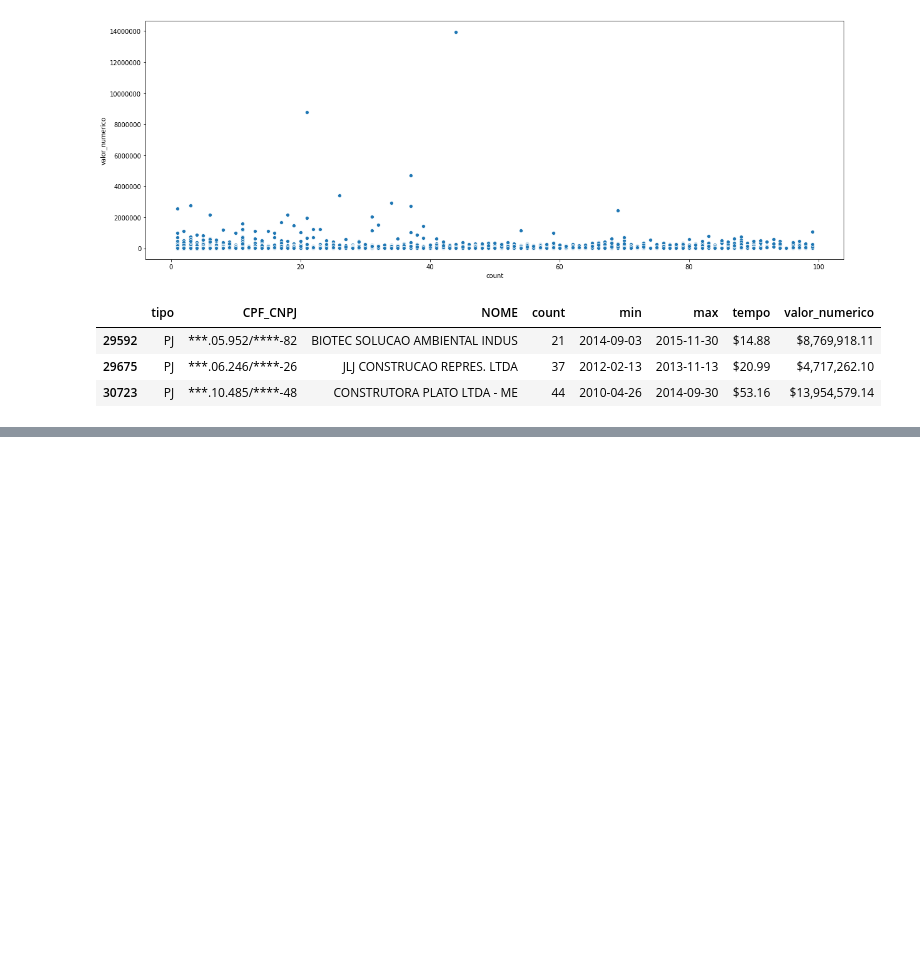
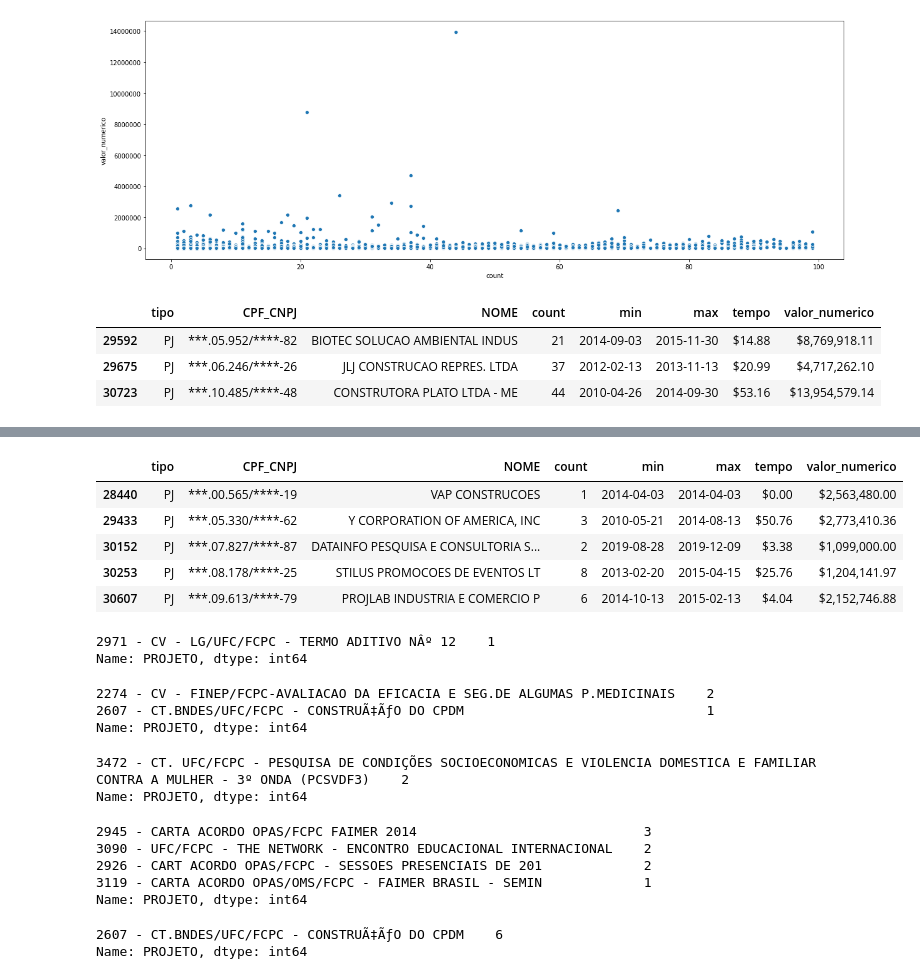
Before and after one commit to tmalveirac/fcpc, a Jupyter notebook: fcpc_analise_projetos.ipynb, the cells around one changed output, grey strips where cells are left out. Cells and saved outputs as stored; diff of their text form; code cells hidden in the pictures; blank space fills up the shorter version.

```diff
--- a/fcpc_analise_projetos.ipynb
+++ b/fcpc_analise_projetos.ipynb
@@ -372,0 +399,38 @@ cpf_cnpj_nome_df.query('count < 50 & valor_numerico > 4000000')
+# %%
+cpf_cnpj_nome_df.query('count < 10 & valor_numerico > 1000000')
+# %% [output]
+|  | tipo | CPF_CNPJ | NOME | count | min | max | tempo | valor_numerico |
+| 28440 | PJ | ***.00.565/****-19 | VAP CONSTRUCOES | 1 | 2014-04-03 | 2014-04-03 | $0.00 | $2,563,480.00 |
+| 29433 | PJ | ***.05.330/****-62 | Y CORPORATION OF AMERICA, INC | 3 | 2010-05-21 | 2014-08-13 | $50.76 | $2,773,410.36 |
+| 30152 | PJ | ***.07.827/****-87 | DATAINFO PESQUISA E CONSULTORIA S... | 2 | 2019-08-28 | 2019-12-09 | $3.38 | $1,099,000.00 |
+| 30253 | PJ | ***.08.178/****-25 | STILUS PROMOCOES DE EVENTOS LT | 8 | 2013-02-20 | 2015-04-15 | $25.76 | $1,204,141.97 |
+| 30607 | PJ | ***.09.613/****-79 | PROJLAB INDUSTRIA E COMERCIO P | 6 | 2014-10-13 | 2015-02-13 | $4.04 | $2,152,746.88 |
+# %%
+df.query('NOME == "VAP CONSTRUCOES"')['PROJETO'].value_counts()
+# %% [output]
+2971 - CV - LG/UFC/FCPC - TERMO ADITIVO NÂº 12    1
+Name: PROJETO, dtype: int64
+# %%
+df.query('NOME == "Y CORPORATION OF AMERICA, INC"')['PROJETO'].value_counts()
+# %% [output]
+2274 - CV - FINEP/FCPC-AVALIACAO DA EFICACIA E SEG.DE ALGUMAS P.MEDICINAIS    2
+2607 - CT.BNDES/UFC/FCPC - CONSTRUÃ‡ÃƒO DO CPDM                               1
+Name: PROJETO, dtype: int64
+# %%
+df.query('NOME == "DATAINFO PESQUISA E CONSULTORIA S/S LTDA"')['PROJETO'].value_counts()
+# %% [output]
+3472 - CT. UFC/FCPC - PESQUISA DE CONDIÇÕES SOCIOECONOMICAS E VIOLENCIA DOMESTICA E FAMILIAR CONTRA A MULHER - 3º ONDA (PCSVDF3)    2
+Name: PROJETO, dtype: int64
+# %%
+df.query('NOME == "STILUS PROMOCOES DE EVENTOS LT"')['PROJETO'].value_counts()
+# %% [output]
+2945 - CARTA ACORDO OPAS/FCPC FAIMER 2014                             3
+3090 - UFC/FCPC - THE NETWORK - ENCONTRO EDUCACIONAL INTERNACIONAL    2
+2926 - CART ACORDO OPAS/FCPC - SESSOES PRESENCIAIS DE 201             2
+3119 - CARTA ACORDO OPAS/OMS/FCPC - FAIMER BRASIL - SEMIN             1
+Name: PROJETO, dtype: int64
+# %%
+df.query('NOME == "PROJLAB INDUSTRIA E COMERCIO P"')['PROJETO'].value_counts()
+# %% [output]
+2607 - CT.BNDES/UFC/FCPC - CONSTRUÃ‡ÃƒO DO CPDM    6
+Name: PROJETO, dtype: int64
```
Also changed, not shown: parts of 4 cells of this notebook.
